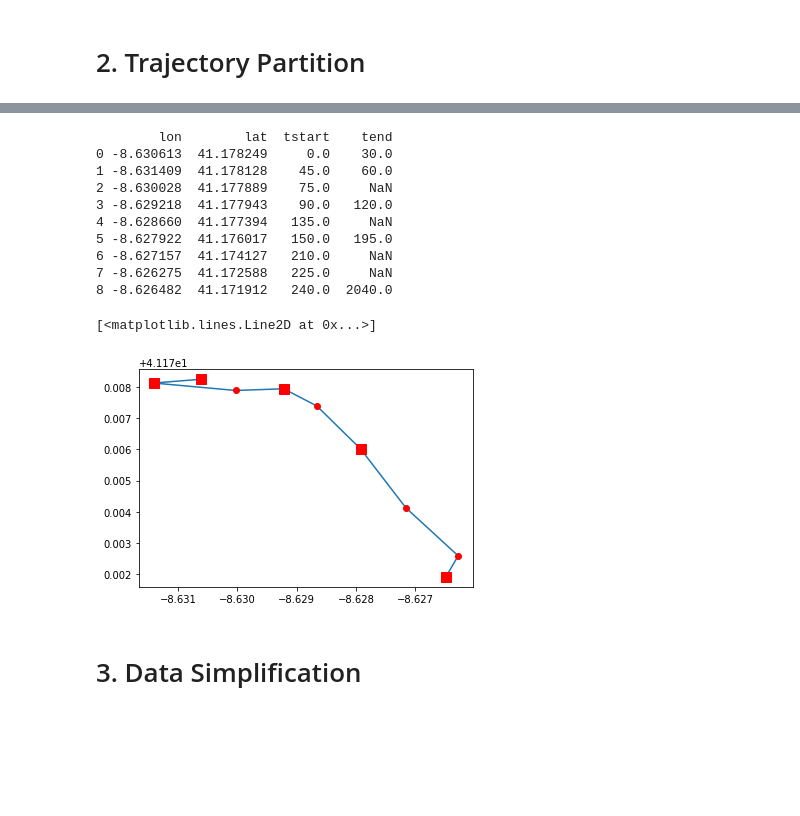
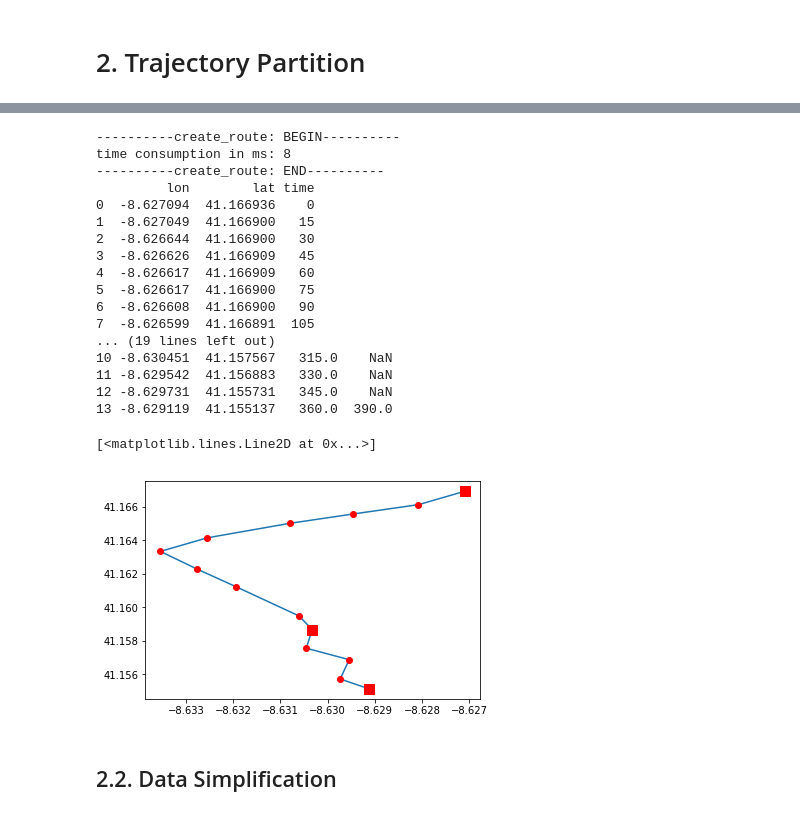
Before and after one commit to jiafug/dbpro, a Jupyter notebook: transform.ipynb, the cells around one changed output, grey strips where cells are left out. Saved outputs shown, nothing was run; the diff lists cells and outputs as text; code cells hidden in the pictures; blank space fills up the shorter version.

```diff
--- a/transform.ipynb
+++ b/transform.ipynb
@@ -10,5 +17,7 @@ import gps_utils as gps
 # %%
-with open('C:\\Users\\markb\\Documents\\DBPRO\\pkdd-15-predict-taxi-service-trajectory-i\\test.csv') as csv_file:
+current_milli_time = lambda: int(round(ttt.time() * 1000))
+
+with open('../test.csv') as csv_file:
     csv_reader = csv.reader(csv_file, delimiter=',')
 
     latitude_list = []
@@ -43,13 +52,13 @@ with open('C:\\Users\\markb\\Documents\\DBPRO\\pkdd-15-predict-taxi-service-traj
             longitude_list = []
             time_list = []
             # breaks only for development purposes
-            if counter == 6:
+            if counter == 35:
                 break
 # %% [markdown]
 # 1. Initial Data
 # %%
 # retrieve the test route
-coords = test[5]
+coords = test[16]
 coords.lon = coords.lon.astype(float)
 coords.lat = coords.lat.astype(float)
 # %%
@@ -77,6 +86,12 @@ def centroid(lonT, latT):
 
     # lonT = [13.341664, 13.374373, 13.376003, 13.352830]
     # latT = [52.519198, 52.523039, 52.504053, 52.508498]
+
+    '''
+    benchmark beginns
+    '''
+    start_time = current_milli_time()
+
 
     if (len(lonT) == 0 or len(latT)== 0):
         return 0, 0
@@ -117,6 +132,14 @@ def centroid(lonT, latT):
     Hyp = math.sqrt(x * x + y * y)
     Lat = math.atan2(z, Hyp) * 180 / math.pi
 
+    '''
+    benchmark ends
+    '''
+    time = (current_milli_time() - start_time)
+    print("----------centroid(...): BEGIN----------")
+    print("time consumption in ms: {}".format(time))
+    print("----------centroid(...): END----------")
+
     return Lon, Lat
 # %%
 def stop_point_extraction(trajectory, time_threshold, distance_threshold):
@@ -393,28 +436,50 @@ stop_points, stop_points_cluster = stop_point_extraction(coords, time_threshold,
 # %%
+'''
+benchmark beginns
+'''
+start_time = current_milli_time()
+
 new = coords.merge(stop_points,on=['lon','lat'],how='left')
 new = new[new.time_y.isnull()]
 new = new.rename(columns={"time_x": "tstart", "time_y": "tend"})
 route = stop_points_cluster.append(new)
 route = route.sort_values(by=['tstart']).reset_index(drop=True)
+
+'''
+benchmark ends
+'''
+time = (current_milli_time() - start_time)
+print("----------create_route: BEGIN----------")
+print("time consumption in ms: {}".format(time))
+print("----------create_route: END----------")
+
+print(stop_points)
 print(route)
 polt_point_data = route[['lon', 'lat']].values
 polt_stop_point_data = stop_points_cluster[['lon', 'lat']].values
 plt.plot(polt_point_data[:,0], polt_point_data[:,1])
 plt.plot(polt_point_data[:,0], polt_point_data[:,1], 'ro')
 plt.plot(polt_stop_point_data[:,0], polt_stop_point_data[:,1], 's', color='red', markersize= 10)
 # %% [output]
-        lon        lat  tstart    tend
-0 -8.630613  41.178249     0.0    30.0
-1 -8.631409  41.178128    45.0    60.0
-2 -8.630028  41.177889    75.0     NaN
-3 -8.629218  41.177943    90.0   120.0
-4 -8.628660  41.177394   135.0     NaN
-5 -8.627922  41.176017   150.0   195.0
-6 -8.627157  41.174127   210.0     NaN
-7 -8.626275  41.172588   225.0     NaN
-8 -8.626482  41.171912   240.0  2040.0
+----------create_route: BEGIN----------
+time consumption in ms: 8
+----------create_route: END----------
+         lon        lat time
+0  -8.627094  41.166936    0
+1  -8.627049  41.166900   15
+2  -8.626644  41.166900   30
+3  -8.626626  41.166909   45
+4  -8.626617  41.166909   60
+5  -8.626617  41.166900   75
+6  -8.626608  41.166900   90
+7  -8.626599  41.166891  105
+... (19 lines left out)
+10 -8.630451  41.157567   315.0    NaN
+11 -8.629542  41.156883   330.0    NaN
+12 -8.629731  41.155731   345.0    NaN
+13 -8.629119  41.155137   360.0  390.0
 [<matplotlib.lines.Line2D at 0x...>]
-[figure, old version]
+[figure, new version]
 # %% [markdown]
-# 3. Data Simplification
+## 2.2. Data Simplification
 # %%
```
Also changed, not shown: parts of 15 cells of this notebook.
